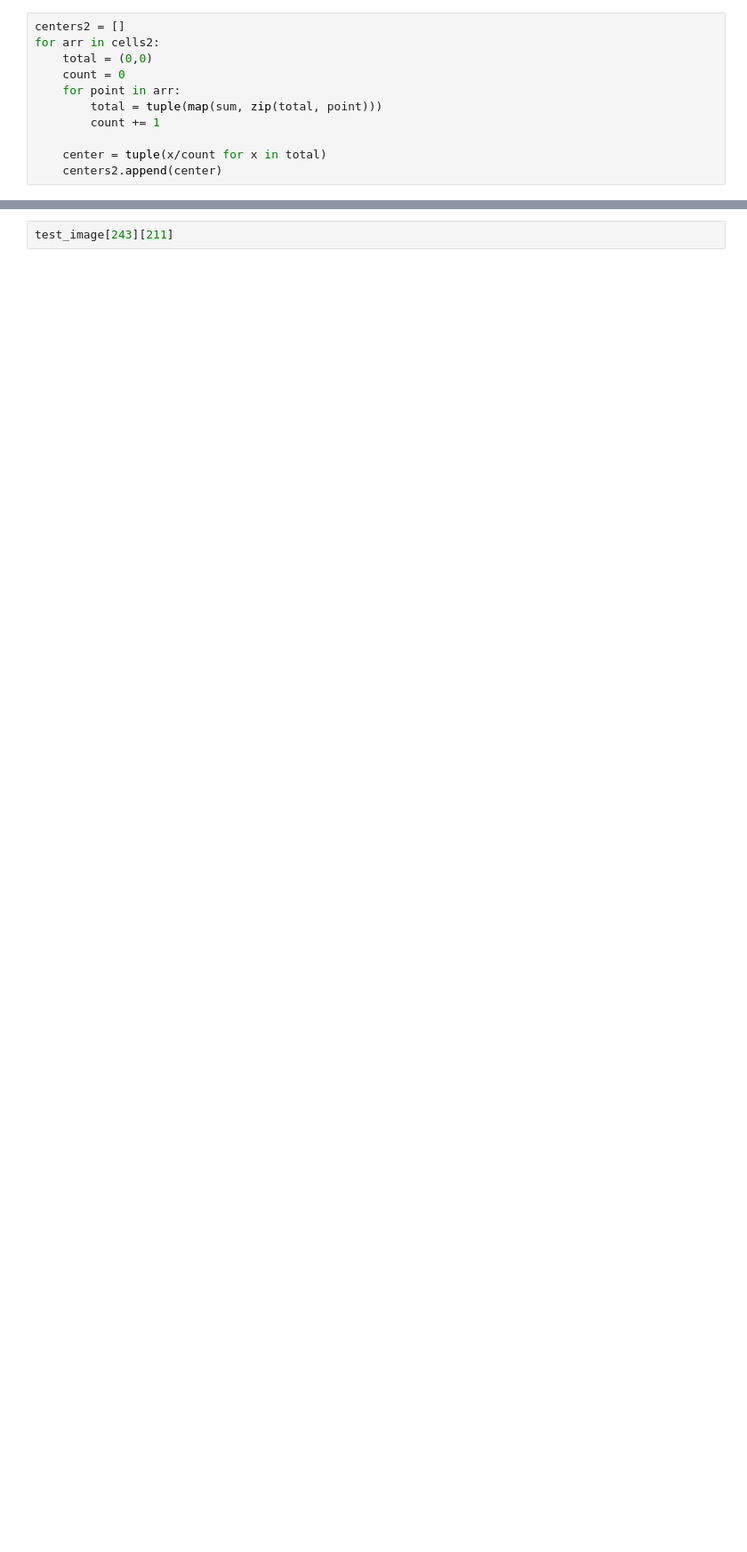
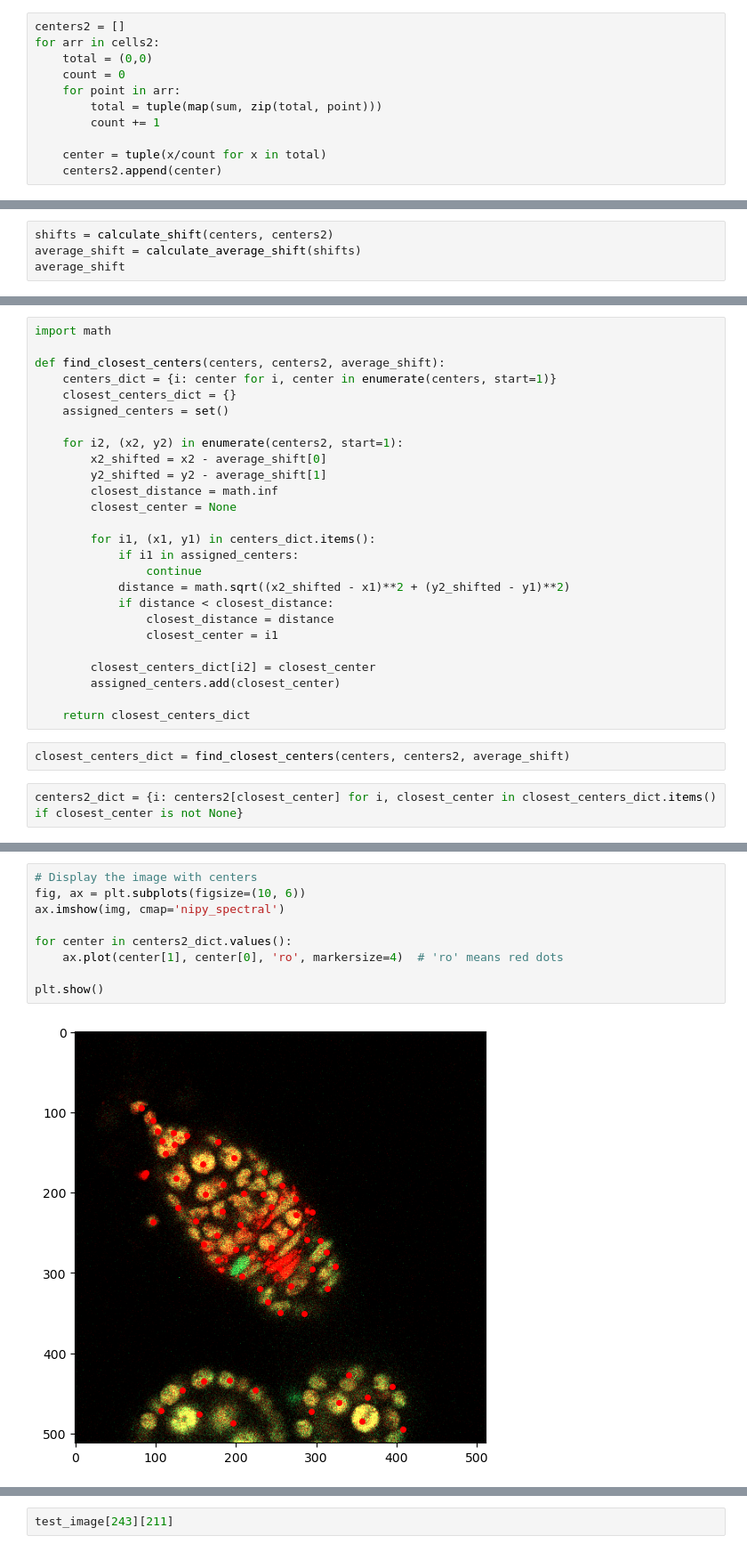
Before and after one commit to shbatgh/Terra, a Jupyter notebook: GermariumTracker.ipynb, the cells around one changed output, grey strips where cells are left out. Shown at 89% size. Drawn from its saved outputs; the diff is of its cells as text; blank space fills up the shorter version.

```diff
--- a/GermariumTracker.ipynb
+++ b/GermariumTracker.ipynb
@@ -303,0 +348,4 @@ color_to_label
+# %%
+shifts = calculate_shift(centers, centers2)
+average_shift = calculate_average_shift(shifts)
+average_shift
@@ -303,0 +354,30 @@ color_to_label
+# %%
+import math
+
+def find_closest_centers(centers, centers2, average_shift):
+    centers_dict = {i: center for i, center in enumerate(centers, start=1)}
+    closest_centers_dict = {}
+    assigned_centers = set()
+
+    for i2, (x2, y2) in enumerate(centers2, start=1):
+        x2_shifted = x2 - average_shift[0]
+        y2_shifted = y2 - average_shift[1]
+        closest_distance = math.inf
+        closest_center = None
+
+        for i1, (x1, y1) in centers_dict.items():
+            if i1 in assigned_centers:
+                continue
+            distance = math.sqrt((x2_shifted - x1)**2 + (y2_shifted - y1)**2)
+            if distance < closest_distance:
+                closest_distance = distance
+                closest_center = i1
+
+        closest_centers_dict[i2] = closest_center
+        assigned_centers.add(closest_center)
+
+    return closest_centers_dict
+# %%
+closest_centers_dict = find_closest_centers(centers, centers2, average_shift)
+# %%
+centers2_dict = {i: centers2[closest_center] for i, closest_center in closest_centers_dict.items() if closest_center is not None}
@@ -303,0 +396,11 @@ color_to_label
+# %%
+# Display the image with centers
+fig, ax = plt.subplots(figsize=(10, 6))
+ax.imshow(img, cmap='nipy_spectral')
+
+for center in centers2_dict.values():
+    ax.plot(center[1], center[0], 'ro', markersize=4)  # 'ro' means red dots
+
+plt.show()
+# %% [output]
+[figure, added]
```
Also changed, not shown: parts of 77 cells of this notebook, 2 other files.
